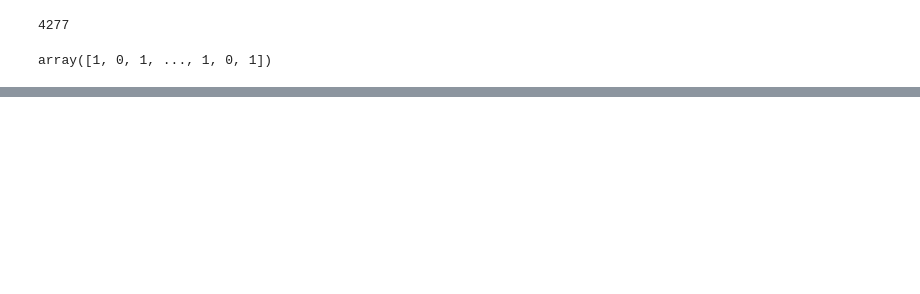
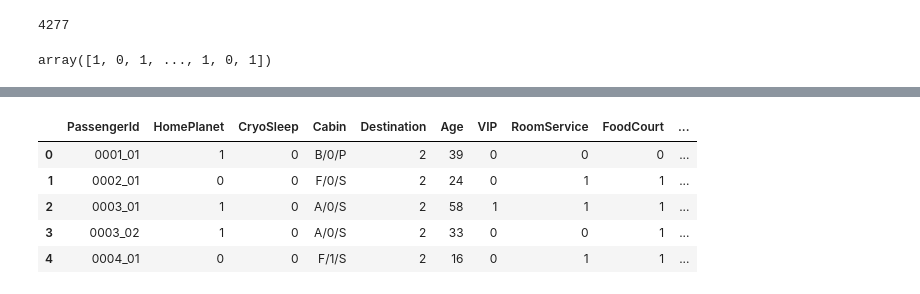
Before and after one commit to wuchienhsun/Spaceship-Titanic, a Jupyter notebook: Spaceship_Titanic.ipynb, the cells around one changed output, grey strips where cells are left out. Cells and saved outputs as stored; diff of their text form; code cells hidden in the pictures; blank space fills up the shorter version.

```diff
--- a/Spaceship_Titanic.ipynb
+++ b/Spaceship_Titanic.ipynb
@@ -265,3 +277,12 @@ result_dict = {
 
 df = pd.DataFrame(result_dict)
 df.to_csv('qq1.csv',index=False)
+# %%
+df_train.head()
+# %% [output]
+|  | PassengerId | HomePlanet | CryoSleep | Cabin | Destination | Age | VIP | RoomService | FoodCourt | ... |
+| 0 | 0001_01 | 1 | 0 | B/0/P | 2 | 39 | 0 | 0 | 0 | ... |
+| 1 | 0002_01 | 0 | 0 | F/0/S | 2 | 24 | 0 | 1 | 1 | ... |
+| 2 | 0003_01 | 1 | 0 | A/0/S | 2 | 58 | 1 | 1 | 1 | ... |
+| 3 | 0003_02 | 1 | 0 | A/0/S | 2 | 33 | 0 | 0 | 1 | ... |
+| 4 | 0004_01 | 0 | 0 | F/1/S | 2 | 16 | 0 | 1 | 1 | ... |
```
Also changed, not shown: parts of 6 cells of this notebook.
